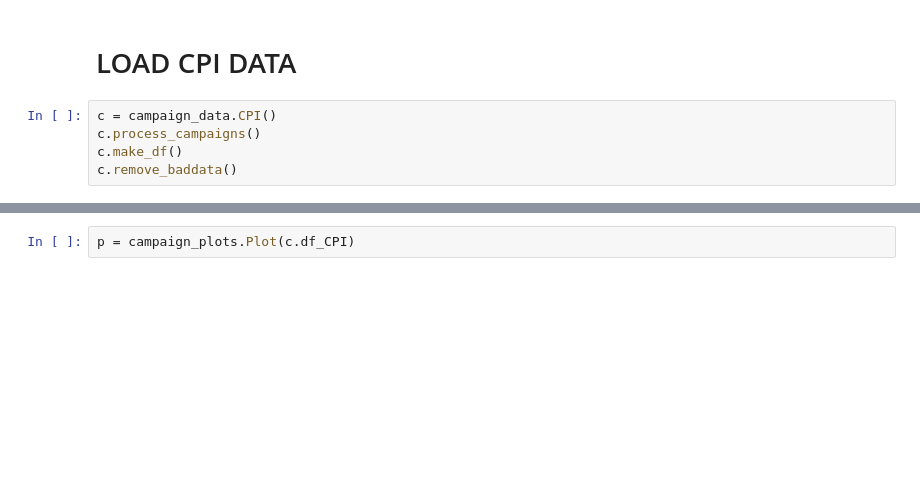
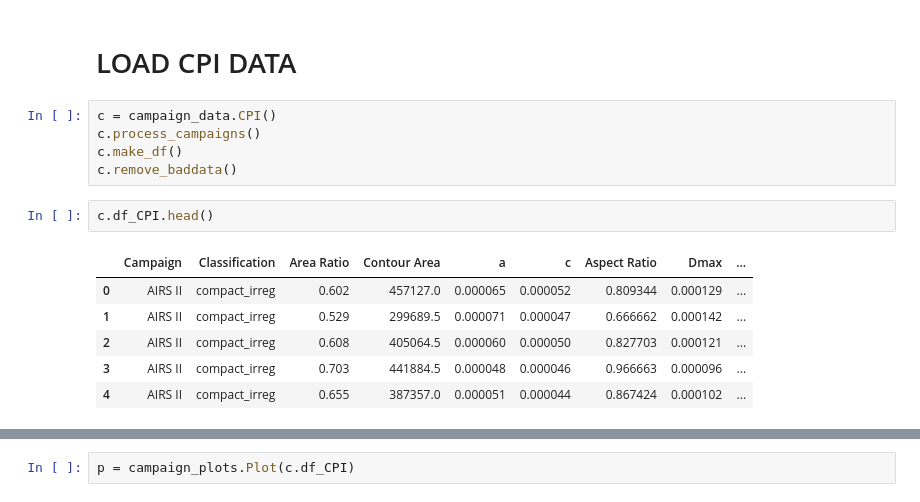
Before and after one commit to vprzybylo/IPAS, a Jupyter notebook: ipas/CPI/CPI_multiparticle_reviewer1response.ipynb, the cells around one changed output, grey strips where cells are left out. Cells and saved outputs as stored; diff of their text form; blank space fills up the shorter version.

```diff
--- a/ipas/CPI/CPI_multiparticle_reviewer1response.ipynb
+++ b/ipas/CPI/CPI_multiparticle_reviewer1response.ipynb
@@ -24,3 +29,12 @@ c = campaign_data.CPI()
 c.process_campaigns()
 c.make_df()
 c.remove_baddata()
+# %%
+c.df_CPI.head()
+# %% [output]
+|  | Campaign | Classification | Area Ratio | Contour Area | a | c | Aspect Ratio | Dmax | ... |
+| 0 | AIRS II | compact_irreg | 0.602 | 457127.0 | 0.000065 | 0.000052 | 0.809344 | 0.000129 | ... |
+| 1 | AIRS II | compact_irreg | 0.529 | 299689.5 | 0.000071 | 0.000047 | 0.666662 | 0.000142 | ... |
+| 2 | AIRS II | compact_irreg | 0.608 | 405064.5 | 0.000060 | 0.000050 | 0.827703 | 0.000121 | ... |
+| 3 | AIRS II | compact_irreg | 0.703 | 441884.5 | 0.000048 | 0.000046 | 0.966663 | 0.000096 | ... |
+| 4 | AIRS II | compact_irreg | 0.655 | 387357.0 | 0.000051 | 0.000044 | 0.867424 | 0.000102 | ... |
```
Also changed, not shown: parts of 2 cells of this notebook, 1 other file.
